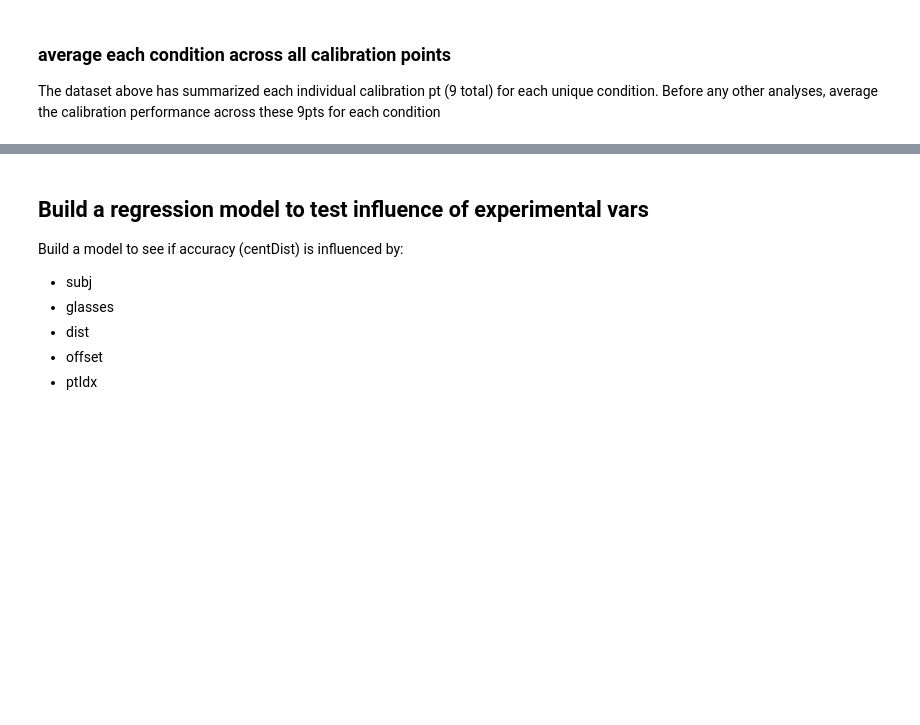
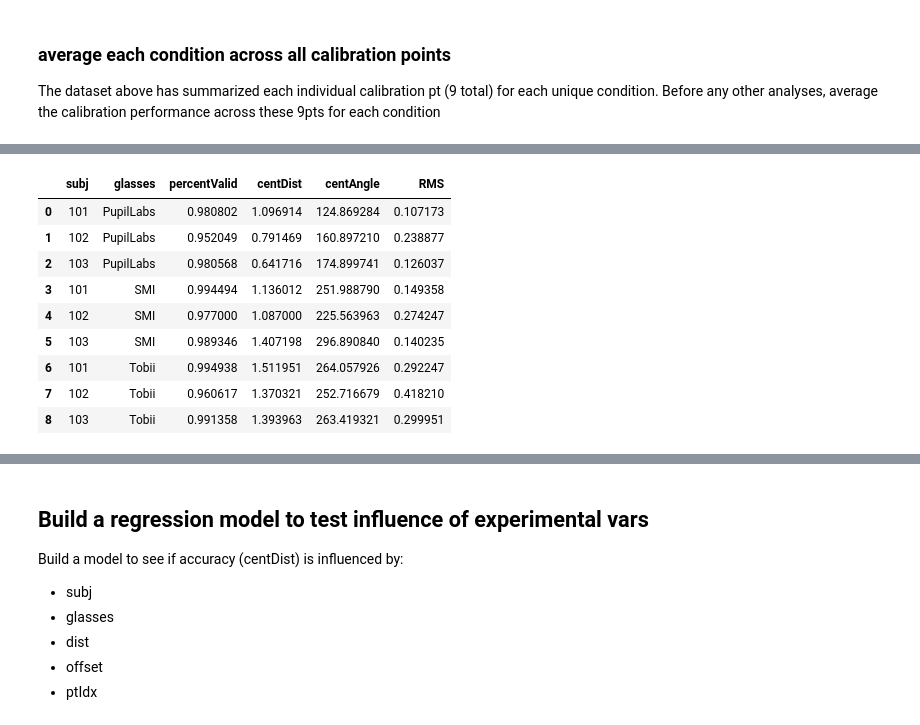
Before and after one commit to jeffmacinnes/glassesCalibration, a Jupyter notebook: analysis/calibrationAnalyses.ipynb, the cells around one changed output, grey strips where cells are left out. Cells and saved outputs as stored; diff of their text form; code cells hidden in the pictures; blank space fills up the shorter version.

```diff
--- a/analysis/calibrationAnalyses.ipynb
+++ b/analysis/calibrationAnalyses.ipynb
@@ -85,0 +112,13 @@ dtype: object
+# %%
+df_byGlasses
+# %% [output]
+|  | subj | glasses | percentValid | centDist | centAngle | RMS |
+| 0 | 101 | PupilLabs | 0.980802 | 1.096914 | 124.869284 | 0.107173 |
+| 1 | 102 | PupilLabs | 0.952049 | 0.791469 | 160.897210 | 0.238877 |
+| 2 | 103 | PupilLabs | 0.980568 | 0.641716 | 174.899741 | 0.126037 |
+| 3 | 101 | SMI | 0.994494 | 1.136012 | 251.988790 | 0.149358 |
+| 4 | 102 | SMI | 0.977000 | 1.087000 | 225.563963 | 0.274247 |
+| 5 | 103 | SMI | 0.989346 | 1.407198 | 296.890840 | 0.140235 |
+| 6 | 101 | Tobii | 0.994938 | 1.511951 | 264.057926 | 0.292247 |
+| 7 | 102 | Tobii | 0.960617 | 1.370321 | 252.716679 | 0.418210 |
+| 8 | 103 | Tobii | 0.991358 | 1.393963 | 263.419321 | 0.299951 |
```
Also changed, not shown: parts of 15 cells of this notebook, 3 other files.
